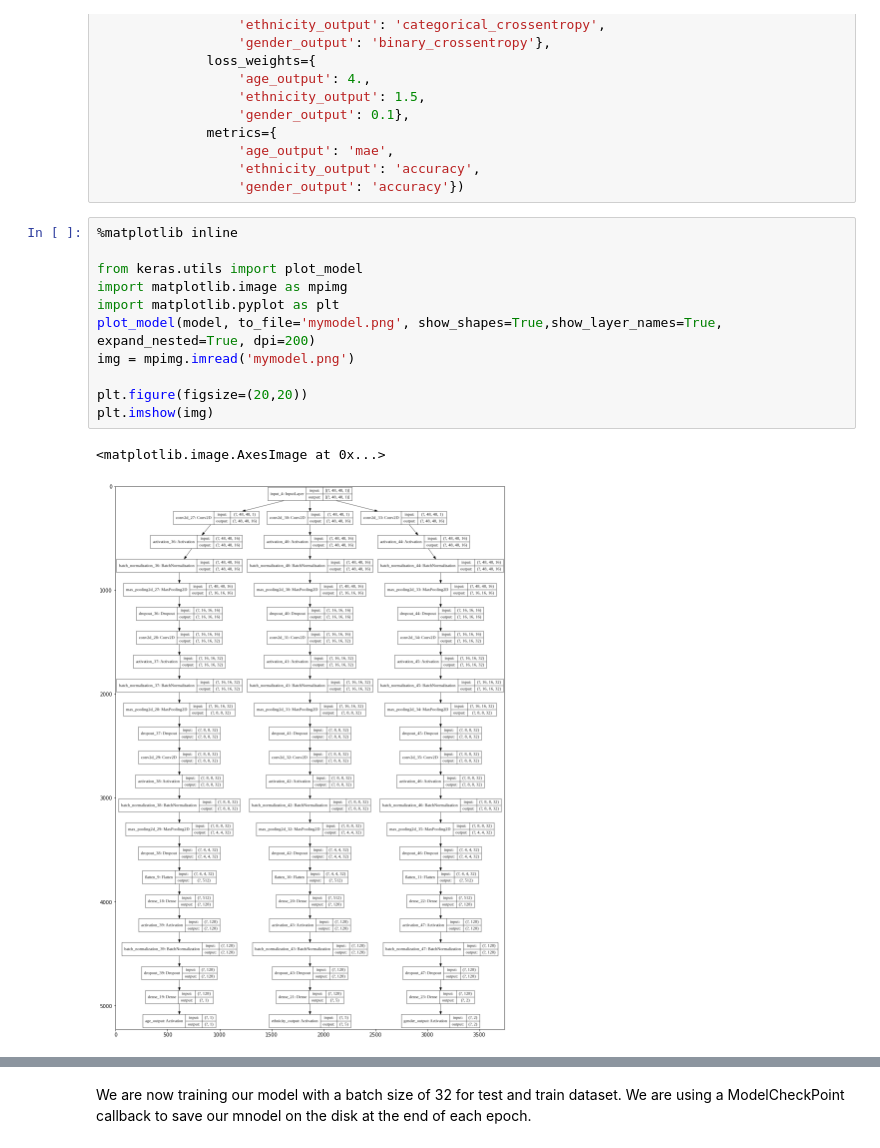
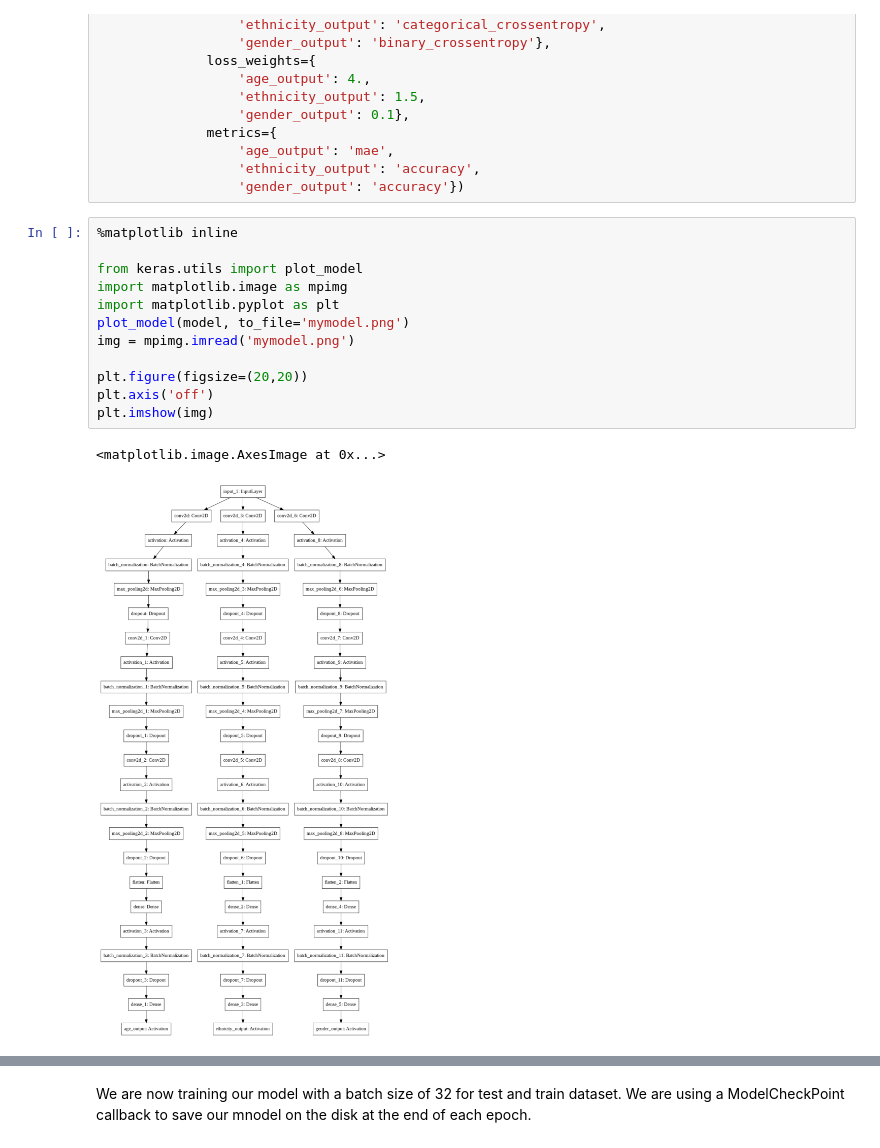
Before and after one commit to dmf49/cs5542FinalProject, a Jupyter notebook: project_dmf49.ipynb, the cells around one changed output, grey strips where cells are left out. Cells and saved outputs as stored; diff of their text form.

```diff
--- a/project_dmf49.ipynb
+++ b/project_dmf49.ipynb
@@ -434,17 +435,18 @@ model.compile(optimizer=opt,
 # %%
 %matplotlib inline
 
 from keras.utils import plot_model
 import matplotlib.image as mpimg
 import matplotlib.pyplot as plt
-plot_model(model, to_file='mymodel.png', show_shapes=True,show_layer_names=True, expand_nested=True, dpi=200)
+plot_model(model, to_file='mymodel.png')
 img = mpimg.imread('mymodel.png')
 
 plt.figure(figsize=(20,20))
+plt.axis('off')
 plt.imshow(img)
 # %% [output]
 <matplotlib.image.AxesImage at 0x...>
-[figure, old version]
+[figure, new version]
 # %%
 ## Here is the model summary
 model.summary()
```
Also changed, not shown: parts of 9 cells of this notebook.
